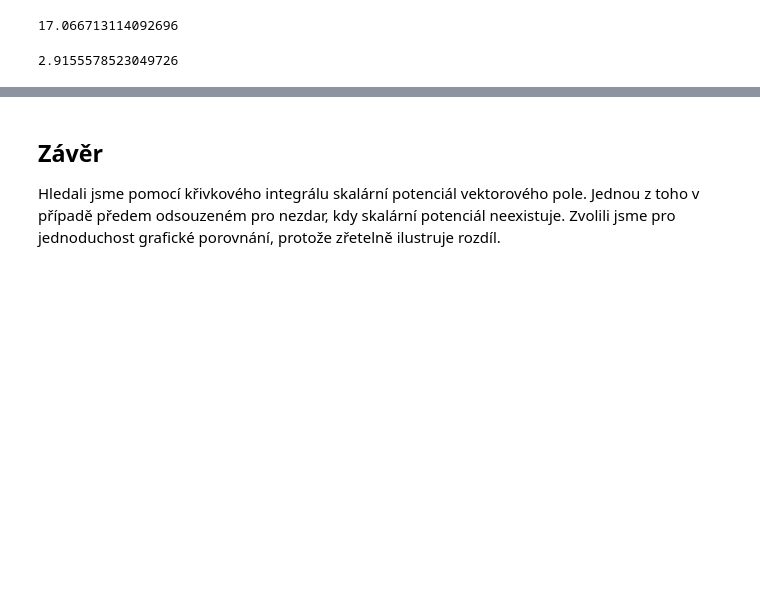
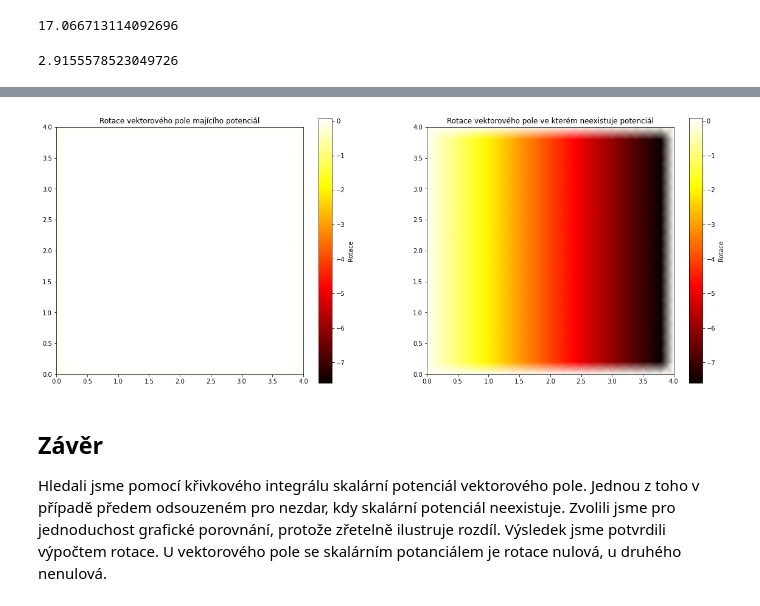
Before and after one commit to robert-marik/aromamath, a Jupyter notebook: Nezavislost_na_integracni_ceste.ipynb, the cells around one changed output, grey strips where cells are left out. Cells and saved outputs as stored; diff of their text form; code cells hidden in the pictures; blank space fills up the shorter version.

Commit message:
Výpočet rotace u nezávislosti na integrační cestě

```diff
--- a/Nezavislost_na_integracni_ceste.ipynb
+++ b/Nezavislost_na_integracni_ceste.ipynb
@@ -136,0 +145,12 @@ Jako robustnější kriterium než porovnávat obrázky je možné například t
+# %%
+def rotace(P,Q,x,y):
+    krokx=(x[-1]-x[0])/(x.shape[0]-1)
+    kroky=(y[-1]-y[0])/(y.shape[0]-1)
+    vysledek=numpy.zeros((x.shape[0],y.shape[0]))
+    for i in range(1,x.shape[0]-1):
+        for j in range(1,y.shape[0]-1):
+            vysledek[i][j]= (Q(x[i+1],y[j])-Q(x[i-1],y[j]))/(2*krokx) - (P(x[i],y[j+1])-P(x[i],y[j-1]))/(2*kroky)
+    return(vysledek)
+
+R1=rotace(lambda x,y:6*x**2*y+x+y,lambda x,y:2*x**3+x,x,y)
+R2=rotace(lambda x,y:x,lambda x,y:y-x**2,x,y)
@@ -137,4 +161,24 @@ Jako robustnější kriterium než porovnávat obrázky je možné například t
+# %%
+fig, axes = plt.subplots(1,2, figsize=(20,8))  # inicializace grafiky
+
+Zmin = numpy.amin([R1, R2])   # Určíme minimum a maximumu pro stavení barevné škály
+Zmax = numpy.amax([R1, R2])   #
+
+ax = axes[0]                                   # začneme kreslit do prvního grafu
+output = ax.pcolormesh(X, Y, R1, cmap=cmap, shading='gouraud', vmin=Zmin, vmax=Zmax) # vykresleni barevne mapy pomocí zvolené barevné mapy a vyhlazování přechodů
+plt.colorbar(output, ax=ax, label="Rotace")    # barevný sloupec s hodnotami vedle grafu
+ax.set_aspect(1)                               # stejné měřítko na osách, aby se kružnice nedeformovaly
+ax.set_title("Rotace vektorového pole majícího potenciál")
+
+ax = axes[1]                                   # začneme kreslit do prvního grafu
+output = ax.pcolormesh(X, Y, R2, cmap=cmap, shading='gouraud', vmin=Zmin, vmax=Zmax) # vykresleni barevne mapy pomocí zvolené barevné mapy a vyhlazování přechodů
+plt.colorbar(output, ax=ax, label="Rotace")    # barevný sloupec s hodnotami vedle grafu
+ax.set_aspect(1)                               # stejné měřítko na osách, aby se kružnice nedeformovaly
+ax.set_title("Rotace vektorového pole ve kterém neexistuje potenciál")
+None
+# %% [output]
+[figure, added]
 # %% [markdown]
 ## Závěr
 
-Hledali jsme pomocí křivkového integrálu skalární potenciál vektorového pole. Jednou z toho v případě předem odsouzeném pro nezdar, kdy skalární potenciál neexistuje. Zvolili jsme pro jednoduchost grafické porovnání, protože zřetelně ilustruje rozdíl.
+Hledali jsme pomocí křivkového integrálu skalární potenciál vektorového pole. Jednou z toho v případě předem odsouzeném pro nezdar, kdy skalární potenciál neexistuje. Zvolili jsme pro jednoduchost grafické porovnání, protože zřetelně ilustruje rozdíl. Výsledek jsme potvrdili výpočtem rotace. U vektorového pole se skalárním potanciálem je rotace nulová, u druhého nenulová.
```
Also changed, not shown: parts of 2 cells of this notebook.
